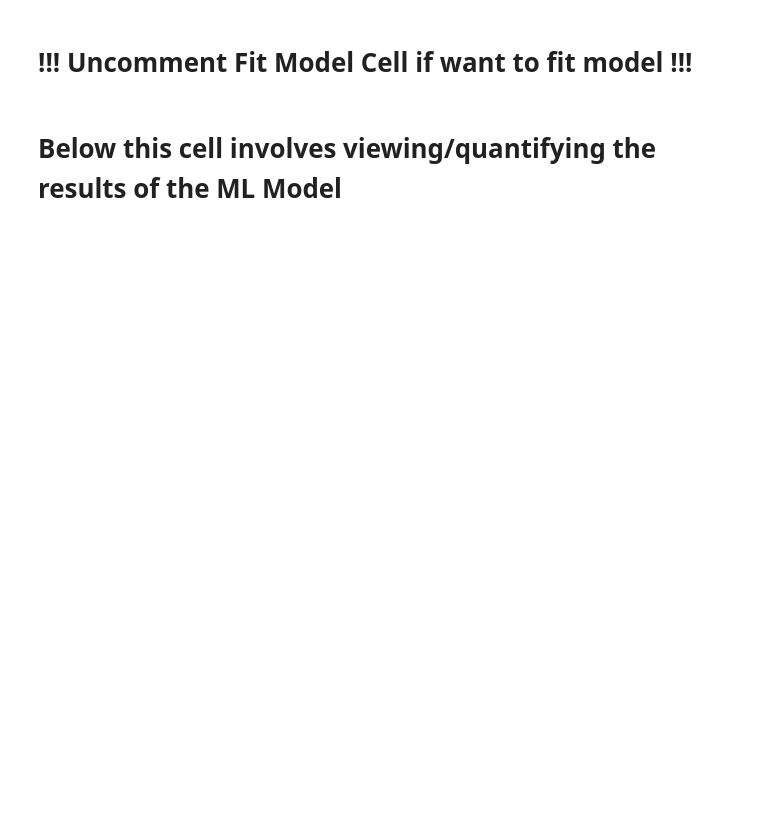
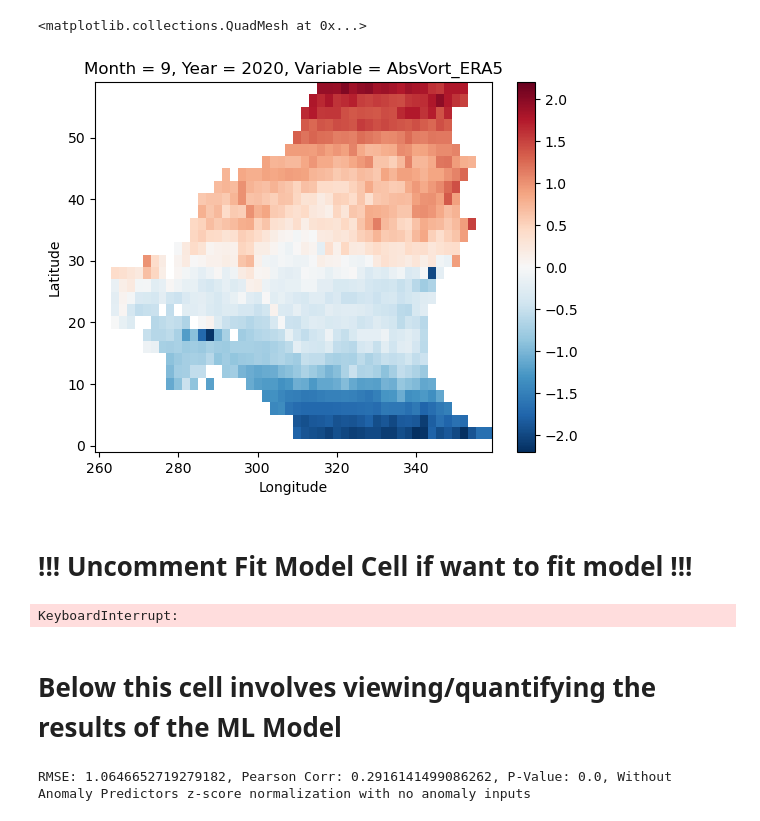
Before and after one commit to a98alvin/TC_Genesis_Index, a Jupyter notebook: Scripts/Random_Forest_Model_Regressor_Using_Suzana_Data.ipynb, the cells around one changed output. Drawn from its saved outputs; the diff is of its cells as text; code cells hidden in the pictures; blank space fills up the shorter version.

Commit message:
Added z score normalization, era5 processing for vorticity, and minor tweaks

```diff
--- a/Scripts/Random_Forest_Model_Regressor_Using_Suzana_Data.ipynb
+++ b/Scripts/Random_Forest_Model_Regressor_Using_Suzana_Data.ipynb
@@ -59,7 +54,6 @@ train_years = np.setdiff1d(train_years, np.arange(1971,1979,1))
 train_stacked,train_NaNlocs = environmental_select_stack(month_range,train_years,Latitude,Longitude,arr)
 # Apply land/ocean mask to environmental training information
 train_stacked = (train_stacked.unstack()).where(NAOmask.isnull() == False).stack(z=("Month","Latitude","Longitude","Year"))
-
 test_stacked,test_NaNlocs = environmental_select_stack(month_range,test_years,Latitude,Longitude,arr)
 
 # Apply land/ocean mask to environmental training information
@@ -76,8 +70,9 @@ test_stacked_copy = copy.deepcopy(test_stacked)
 test_stacked_copy_2 = copy.deepcopy(test_stacked)
 test_stacked_copy_3 = copy.deepcopy(test_stacked)
 
-# ------------------------------------------Important setting-------------------------------------------------------
+# ------------------------------------------Important settings-------------------------------------------------------
 anomaly = 0 # 1 = Set for anomaly
+normalization = 2 # 1 for min/max normalization, 2 for z-score normalization
 # ------------------------------------------------------------------------------------------------------------------
 
 for varloops in range(train_stacked_copy.shape[0]):
@@ -90,25 +85,44 @@ for varloops in range(train_stacked_copy.shape[0]):
         train_monthly_avg = train_stacked_copy_2[varloops].unstack().mean(["Year"]).stack(z=("Month","Latitude","Longitude"))
         # Calculate Anomaly (subtract values from monthly averages)
         train_anomaly = (train_stacked_copy_2[varloops].unstack()-train_monthly_avg.unstack()).stack(z=("Month","Latitude","Longitude","Year"))
+
         # Save anomalies before normalization
         train_stacked_copy_3[varloops,:] = train_anomaly
+
         # Normalize the anomalies and save
-        train_stacked_copy[varloops,:] = (train_anomaly - train_anomaly.min())/(train_anomaly.max()-train_anomaly.min())
+        if normalization == 1:
+            train_stacked_copy[varloops,:] = (train_anomaly - train_anomaly.min())/(train_anomaly.max()-train_anomaly.min())
+        elif normalization == 2:
+            train_stacked_copy[varloops,:] = (train_anomaly - train_anomaly.mean())/(train_anomaly.std())
 
     # Find Testing Data Anomalies (NOTE: Based off training monthly means)
 
-        # test_monthly_avg = test_stacked_copy_2[varloops].unstack().mean(["Year"]).stack(z=("Month","Latitude","Longitude"))
         # Calculate Anomaly (subtract values from monthly averages)
         test_anomaly = (test_stacked_copy_2[varloops].unstack()-train_monthly_avg.unstack()).stack(z=("Month","Latitude","Longitude","Year"))
+
         # Save anomalies before normalization
         test_stacked_copy_3[varloops,:] = test_anomaly
+
         # Normalize the anomalies
-        test_stacked_copy[varloops,:] = (test_anomaly - train_anomaly.min())/(train_anomaly.max()-train_anomaly.min())
+        if normalization == 1:
+            test_stacked_copy[varloops,:] = (test_anomaly - train_anomaly.min())/(train_anomaly.max()-train_anomaly.min())
+        elif normalization == 2:
+            test_stacked_copy[varloops,:] = (test_anomaly - train_anomaly.mean())/(train_anomaly.std())
 
     else: # If not predicting anomalies, simply normalization
-        train_stacked_copy[varloops,:] = (train_stacked_copy_2[varloops] - train_stacked_copy_2[varloops].min())/(train_stacked_copy_2[varloops].max()-train_stacked_copy_2[varloops].min())
+
+        # Training Data
+        if normalization == 1:
+            train_stacked_copy[varloops,:] = (train_stacked_copy_2[varloops] - train_stacked_copy_2[varloops].min())/(train_stacked_copy_2[varloops].max()-train_stacked_copy_2[varloops].min())
+        elif normalization == 2:
+            train_stacked_copy[varloops,:] = (train_stacked_copy_2[varloops] - train_stacked_copy_2[varloops].mean())/(train_stacked_copy_2[varloops].std())
+
+        # Testing Data
         # Normalize Testing Data Using Training Data Range and Minimum (KEEP IN MIND testing min/max normalization values use training values)
-        test_stacked_copy[varloops,:] = (test_stacked_copy_2[varloops] - train_stacked_copy_2[varloops].min())/(train_stacked_copy_2[varloops].max()-train_stacked_copy_2[varloops].min())
+        if normalization == 1:
+            test_stacked_copy[varloops,:] = (test_stacked_copy_2[varloops] - train_stacked_copy_2[varloops].min())/(train_stacked_copy_2[varloops].max()-train_stacked_copy_2[varloops].min())
+        elif normalization == 2:
+            test_stacked_copy[varloops,:] = (test_stacked_copy_2[varloops] - train_stacked_copy_2[varloops].mean())/(train_stacked_copy_2[varloops].std())
 
 # Apply masks and missing data locations
 train_env_data = train_stacked_copy.drop_isel(z=train_NaNlocs).transpose() # This is locations where there is no data
@@ -119,6 +133,11 @@ test_env_data = test_stacked_copy.drop_isel(z=test_NaNlocs).transpose()
 # if anomaly == 1:
 #     train_env_data_no_norm = train_stacked_copy_3.drop_isel(z=train_NaNlocs).transpose()
 #     test_env_data_no_norm = test_stacked_copy_3.drop_isel(z=test_NaNlocs).transpose()
+# %%
+test_stacked_copy[0].unstack().sel(Month=9,Year=2020).plot()
+# %% [output]
+<matplotlib.collections.QuadMesh at 0x...>
+[figure, added]
 # %%
 # # Grab ibtracs data (uncomment this section if you want to recreate genesis (observed) labels, otherwise it is already saved)
 # basin_dataset = tracks.TrackDataset(basin='north_atlantic',source='ibtracs',include_btk=True)
@@ -175,9 +201,11 @@ smoothed_testing_labels_dropped = (smoothed_testing_labels_dropped - smoothed_tr
 # %%
 # Fit RF Model
 clf = RandomForestRegressor()
-clf.fit(train_env_data.dropna(dim='z'), smoothed_training_labels_dropped.dropna(dim='z'))
+clf.fit(train_env_data.dropna(dim='z'), smoothed_training_labels_dropped_norm.dropna(dim='z'))
 # Predict
 test_ML_Predict = clf.predict(test_env_data.dropna(dim='z'))
+# %% [output]
+KeyboardInterrupt:
 # %%
 ## We need to keep track of the places that NaNs were dropped out places that have real data due to the masking
 
@@ -210,7 +238,7 @@ else:
 # Calculate Verification Scores
 
 # 1. RMSE
-y_true = smoothed_testing_labels_dropped.dropna(dim='z')
+y_true = smoothed_testing_labels_dropped_norm.dropna(dim='z')
 y_pred = test_ML_Predict_XR.stack(z=("Month","Latitude","Longitude","Year")).dropna(dim='z')
 RMSEval = mean_squared_error(y_true, y_pred,squared = False)
 
@@ -221,11 +249,18 @@ pearson_p_val = stats.pearsonr(y_true, y_pred)[1]
 # Print values
 anomalystr = 'With Anomaly Predictors'
 withoutanomalystr = 'Without Anomaly Predictors'
+
+# Include test attributes
+if normalization == 1:
+    normal_method = ' min max normalization'
+elif normalization == 2:
+    normal_method = ' z-score normalization'
+
 if anomaly == 1:
-    score_str = 'RMSE: ' + str(RMSEval) + ', Pearson Corr: ' + str(pearson_corr) + ', P-Value: ' + str(pearson_p_val) + ', ' + anomalystr
+    score_str = 'RMSE: ' + str(RMSEval) + ', Pearson Corr: ' + str(pearson_corr) + ', P-Value: ' + str(pearson_p_val) + ', ' + anomalystr + normal_method + ' with anomaly inputs'
     print(score_str)
 else:
-    score_str = 'RMSE: ' + str(RMSEval) + ', Pearson Corr: ' + str(pearson_corr) + ', P-Value: ' + str(pearson_p_val) + ', ' + withoutanomalystr
+    score_str = 'RMSE: ' + str(RMSEval) + ', Pearson Corr: ' + str(pearson_corr) + ', P-Value: ' + str(pearson_p_val) + ', ' + withoutanomalystr + normal_method + ' with no anomaly inputs'
     print(score_str)
 
 # Write String to text file
@@ -239,6 +274,8 @@ else:
 text_file.write(score_str)
 #close file
 text_file.close()
+# %% [output]
+RMSE: 1.0646652719279182, Pearson Corr: 0.2916141499086262, P-Value: 0.0, Without Anomaly Predictors z-score normalization with no anomaly inputs
 # %%
 # Plot data
 for test_years_now in test_years:
```
Also changed, not shown: parts of 5 cells of this notebook, 17 other files.
